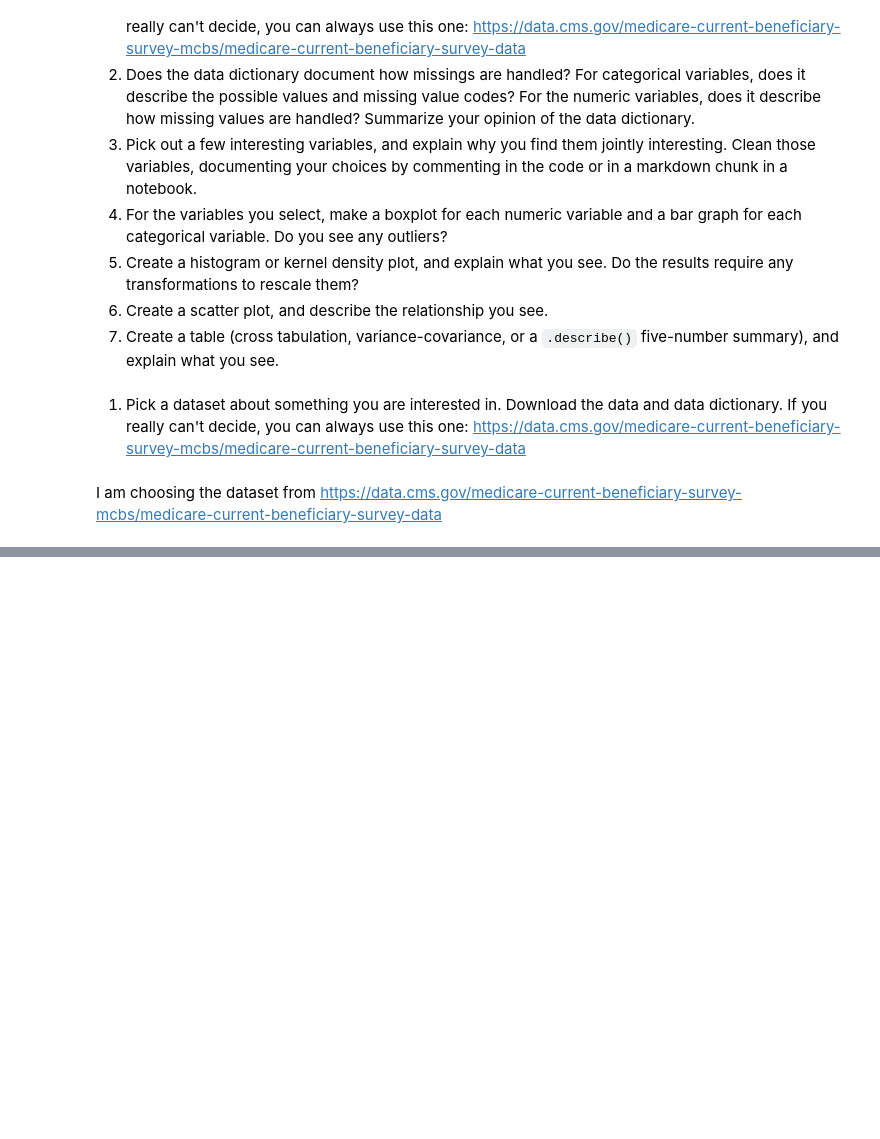
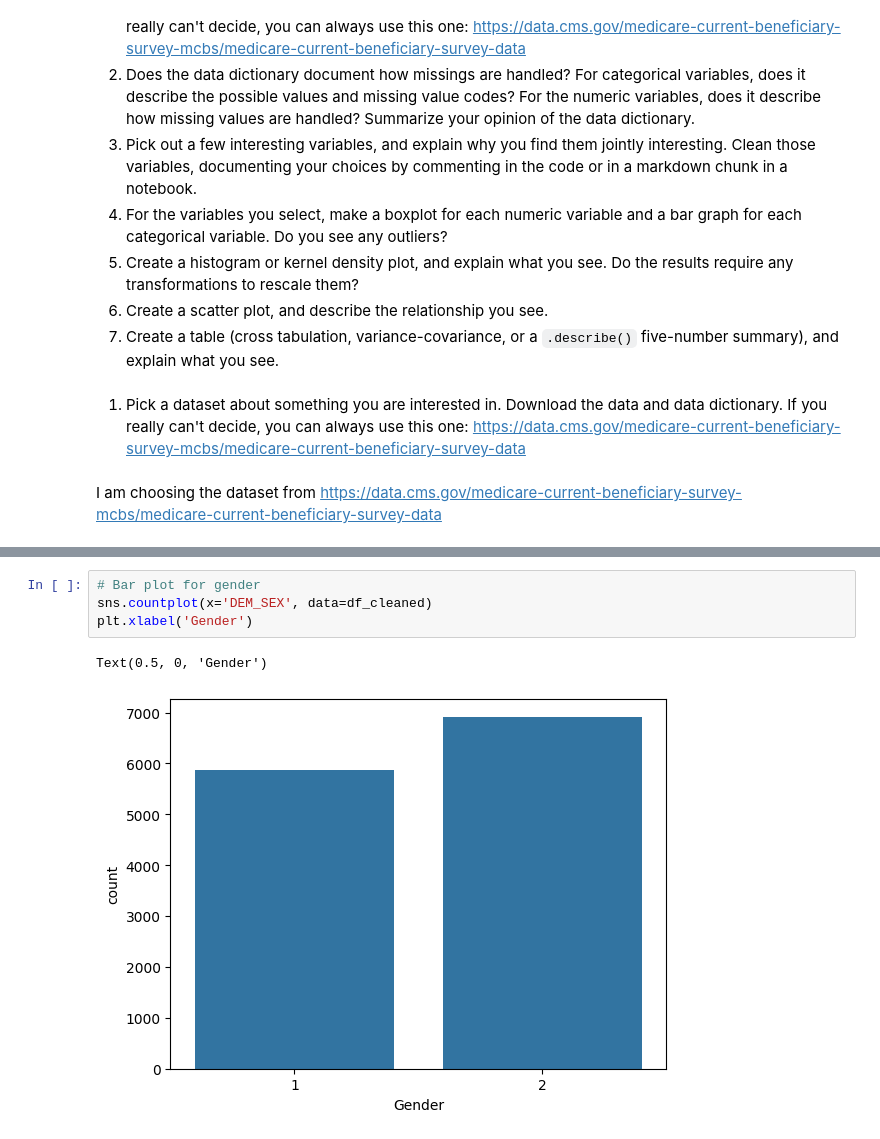
Before and after one commit to JinMizar/visualization, a Jupyter notebook: assignment/assignment.ipynb, the cells around one changed output, grey strips where cells are left out. Drawn from its saved outputs; the diff is of its cells as text; blank space fills up the shorter version.

```diff
--- a/assignment/assignment.ipynb
+++ b/assignment/assignment.ipynb
@@ -269,0 +406,7 @@ I am choosing the dataset from https://data.cms.gov/medicare-current-beneficiary
+# %%
+# Bar plot for gender
+sns.countplot(x='DEM_SEX', data=df_cleaned)
+plt.xlabel('Gender')
+# %% [output]
+Text(0.5, 0, 'Gender')
+[figure, added]
```
Also changed, not shown: parts of 26 cells of this notebook.
